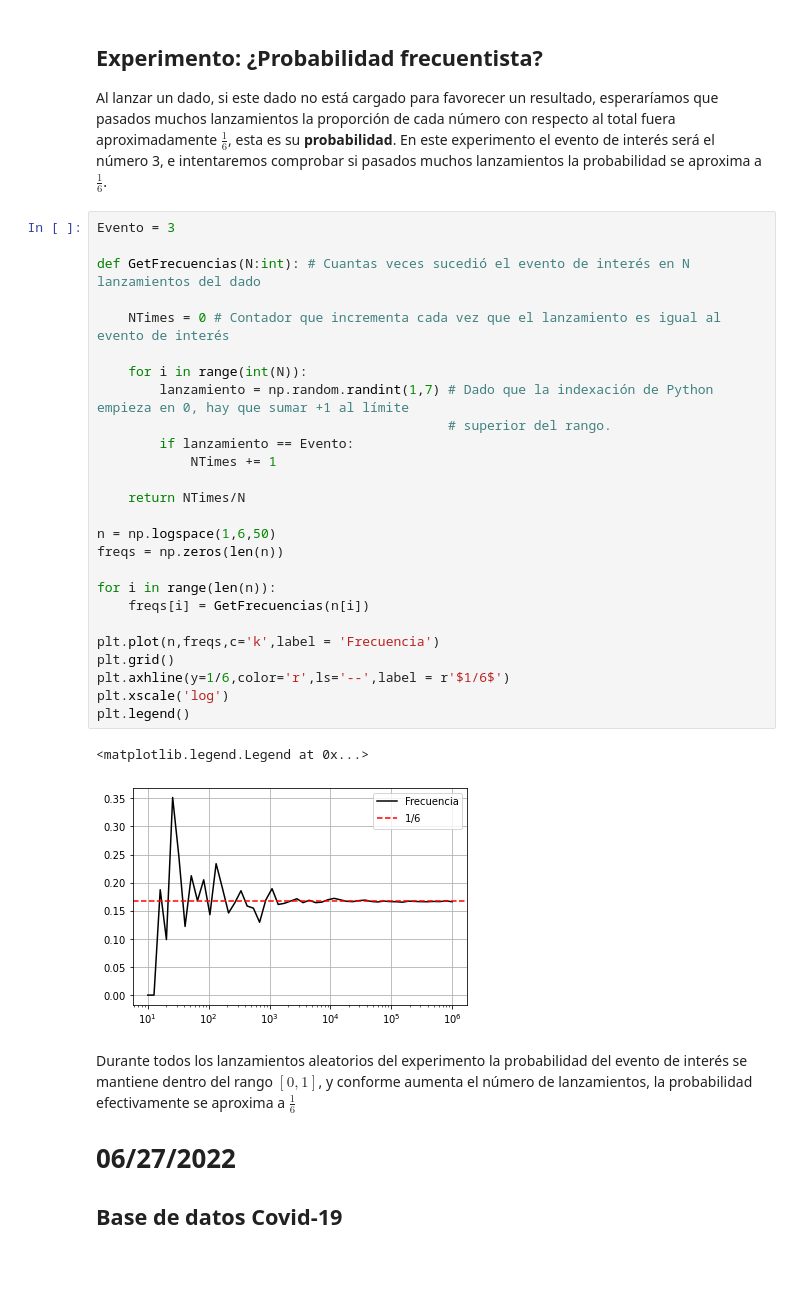
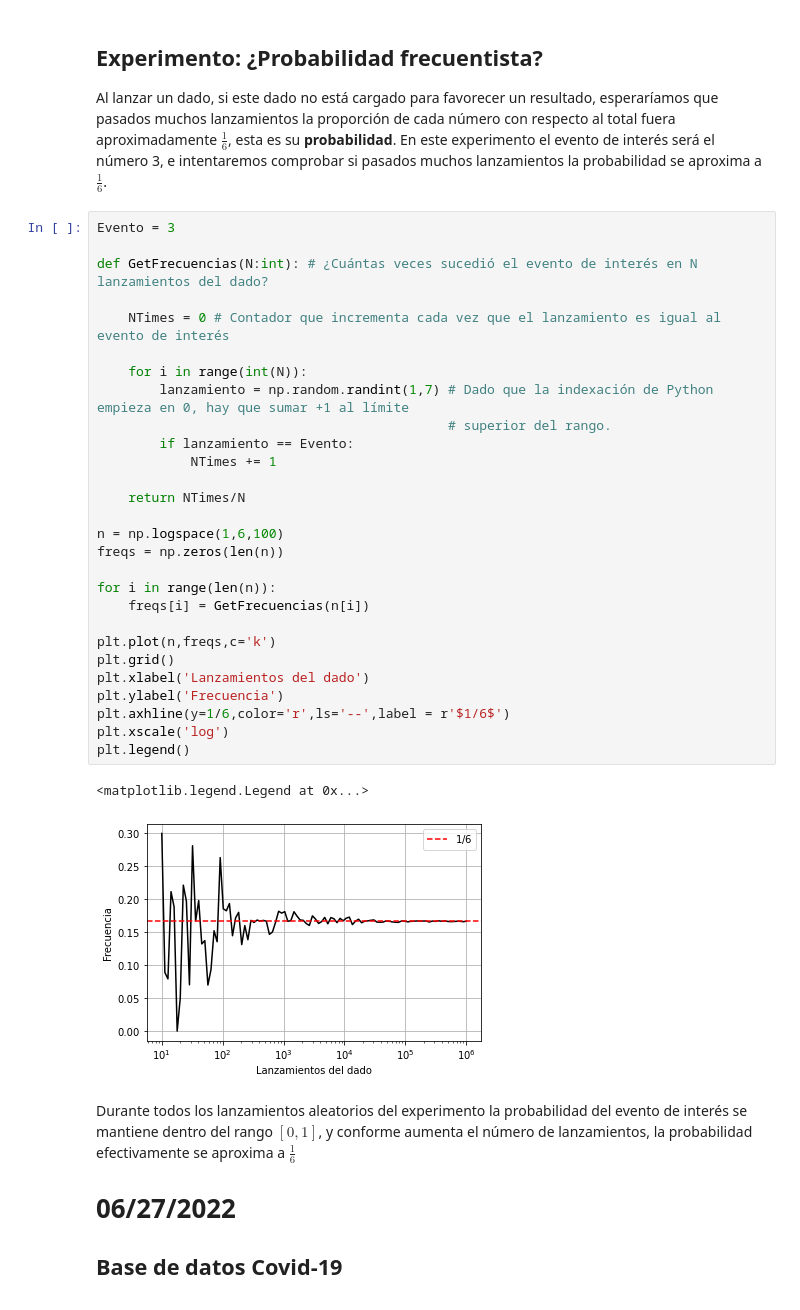
Before and after one commit to Lucas-Nieto-institucional/Notebooks_curso_estadistica, a Jupyter notebook: 01_Intro_Probabilidad.ipynb, the cells around one changed output. Saved outputs shown, nothing was run; the diff lists cells and outputs as text; blank space fills up the shorter version.

```diff
--- a/01_Intro_Probabilidad.ipynb
+++ b/01_Intro_Probabilidad.ipynb
@@ -133,32 +133,34 @@ Al lanzar un dado, si este dado no está cargado para favorecer un resultado, es
 # %%
 Evento = 3
 
-def GetFrecuencias(N:int): # Cuantas veces sucedió el evento de interés en N lanzamientos del dado
+def GetFrecuencias(N:int): # ¿Cuántas veces sucedió el evento de interés en N lanzamientos del dado?
 
     NTimes = 0 # Contador que incrementa cada vez que el lanzamiento es igual al evento de interés
 
     for i in range(int(N)):
         lanzamiento = np.random.randint(1,7) # Dado que la indexación de Python empieza en 0, hay que sumar +1 al límite
                                              # superior del rango.
         if lanzamiento == Evento:
             NTimes += 1
 
     return NTimes/N
 
-n = np.logspace(1,6,50)
+n = np.logspace(1,6,100)
 freqs = np.zeros(len(n))
 
 for i in range(len(n)):
     freqs[i] = GetFrecuencias(n[i])
 
-plt.plot(n,freqs,c='k',label = 'Frecuencia')
+plt.plot(n,freqs,c='k')
 plt.grid()
+plt.xlabel('Lanzamientos del dado')
+plt.ylabel('Frecuencia')
 plt.axhline(y=1/6,color='r',ls='--',label = r'$1/6$')
 plt.xscale('log')
 plt.legend()
 # %% [output]
 <matplotlib.legend.Legend at 0x...>
-[figure, old version]
+[figure, new version]
 # %% [markdown]
 Durante todos los lanzamientos aleatorios del experimento la probabilidad del evento de interés se mantiene dentro del rango $[0,1]$, y conforme aumenta el número de lanzamientos, la probabilidad efectivamente se aproxima a $\frac{1}{6}$
 
```
Also changed, not shown: parts of 1 cell of this notebook.
